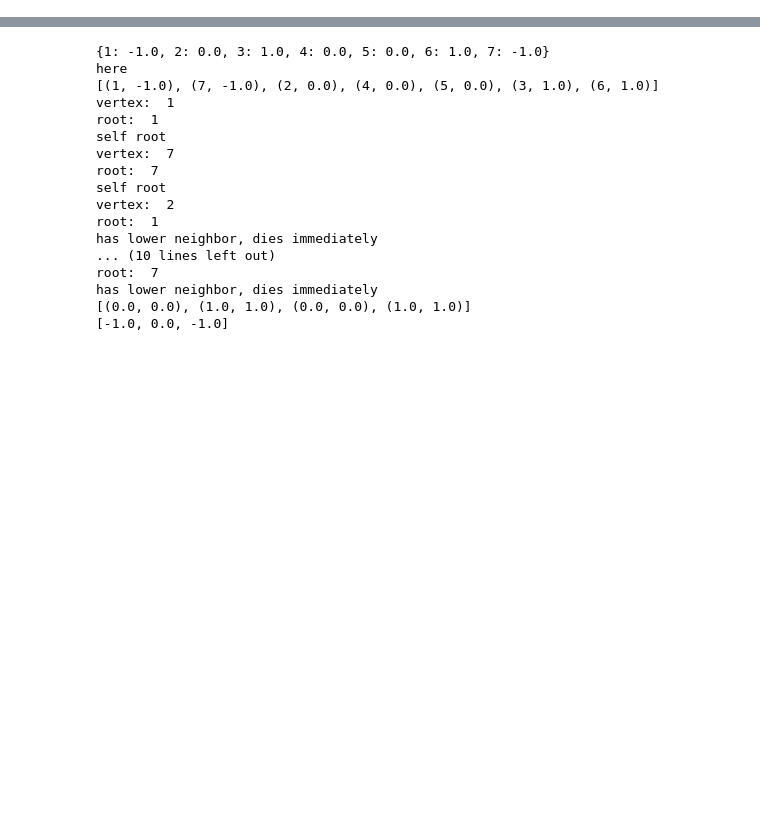
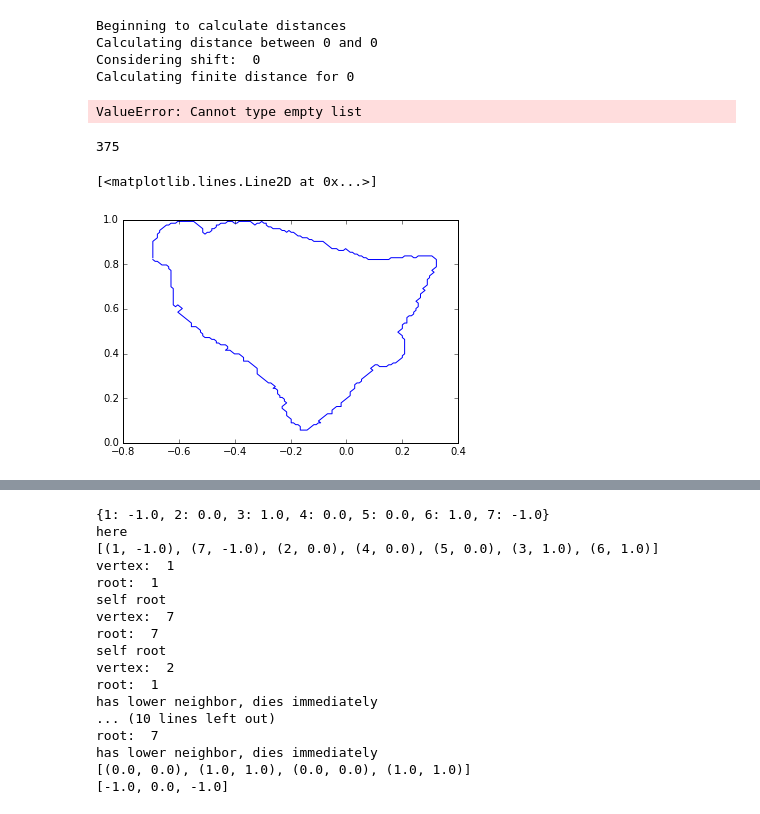
Before and after one commit to hanyu-song/Persistent-homology-transform-STA663-project, a Jupyter notebook: Testing Notebook.ipynb, the cells around one changed output, grey strips where cells are left out. Drawn from its saved outputs; the diff is of its cells as text; code cells hidden in the pictures; blank space fills up the shorter version.

```diff
--- a/Testing Notebook.ipynb
+++ b/Testing Notebook.ipynb
@@ -21,0 +19,38 @@ direction = [1,1]
+# %%
+def read_closed_shapes(directory):
+    """
+    This requires glob and scipy.io as sio
+    """
+    query = directory + "*.mat"
+    files = glob.glob(query)
+    shapes = []
+    for file in files:
+        vertices = sio.loadmat(file)['x']
+        N = vertices.shape[0]
+        edges = np.zeros((N,2))
+        edges[N-1,:] = np.array([N, 1])
+        for i in range(N-1):
+            edges[i,:] = np.array([i+1,i+2])
+        shapes.append([vertices, edges])
+    return shapes
+# %%
+bell1 = read_closed_shapes("./")
+# %%
+%%time
+diagram.scaled_distance(bell1, diagram.sample_circle(3).T)
+# %% [output]
+Beginning to calculate distances
+Calculating distance between 0 and 0
+Considering shift:  0
+Calculating finite distance for 0
+ValueError: Cannot type empty list
+# %%
+bell2 = [[bell1[0][0][:100,:], bell1[0][1][:99,:]]]
+len(bell1[0][0])
+# %% [output]
+375
+# %%
+plt.plot(bell1[0][0][:,0],bell1[0][0][:,1])
+# %% [output]
+[<matplotlib.lines.Line2D at 0x...>]
+[figure, added]
```
Also changed, not shown: parts of 51 cells of this notebook.
